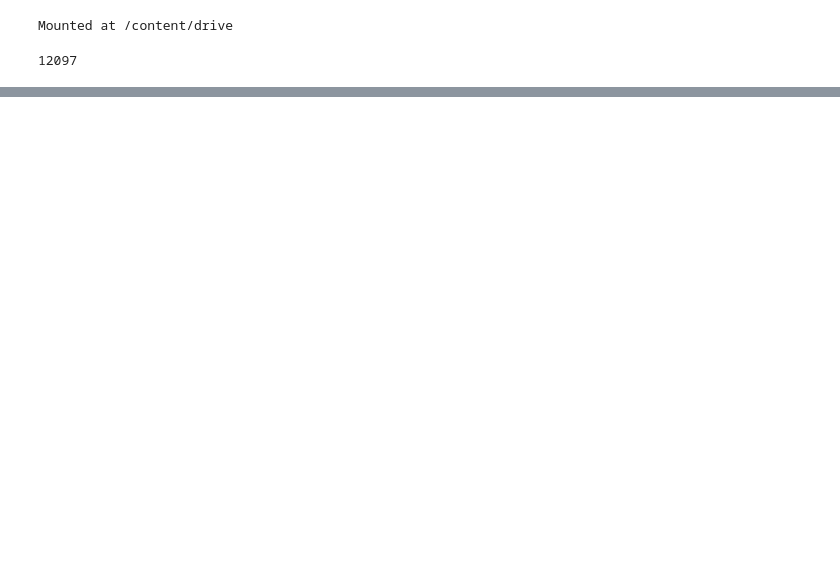
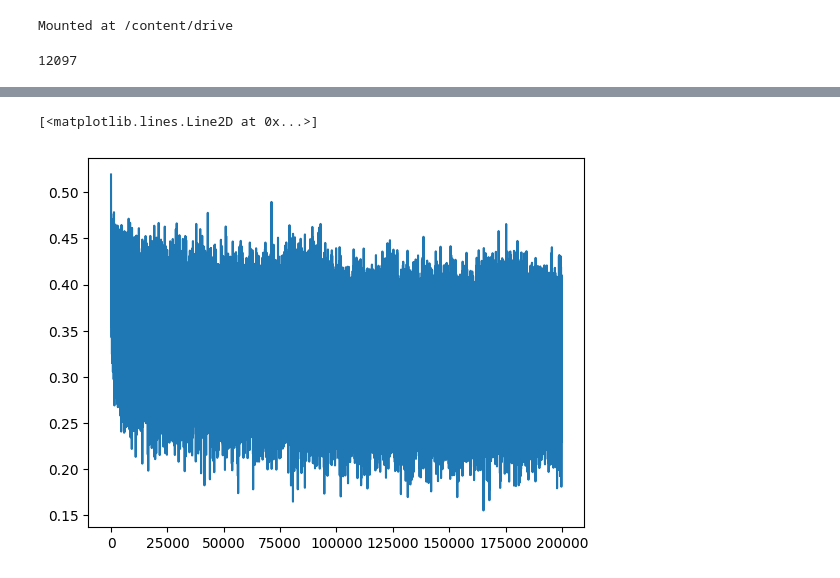
Before and after one commit to inosven/Neural-Networks-Zero-to-Hero, a Jupyter notebook: makemore_excercise2.ipynb, the cells around one changed output, grey strips where cells are left out. Saved outputs shown, nothing was run; the diff lists cells and outputs as text; code cells hidden in the pictures; blank space fills up the shorter version.

```diff
--- a/makemore_excercise2.ipynb
+++ b/makemore_excercise2.ipynb
@@ -114,0 +119,5 @@ for i in range(max_steps):
+# %%
+plt.plot(lossi)
+# %% [output]
+[<matplotlib.lines.Line2D at 0x...>]
+[figure, added]
```
Also changed, not shown: parts of 5 cells of this notebook.
